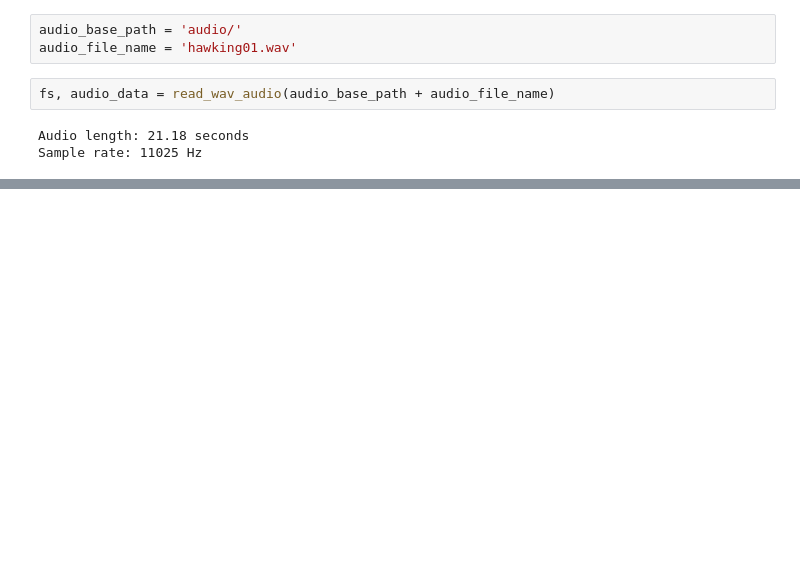
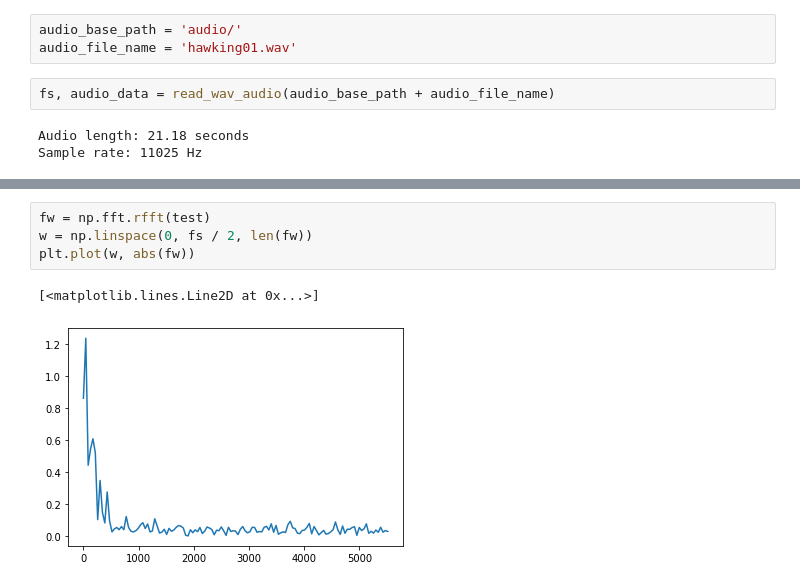
Before and after one commit to lnadi17/spectro-kg, a Jupyter notebook: notebook.ipynb, the cells around one changed output, grey strips where cells are left out. Cells and saved outputs as stored; diff of their text form; blank space fills up the shorter version.

```diff
--- a/notebook.ipynb
+++ b/notebook.ipynb
@@ -45,0 +72,7 @@ plt.plot(t, audio_data)
+# %%
+fw = np.fft.rfft(test)
+w = np.linspace(0, fs / 2, len(fw))
+plt.plot(w, abs(fw))
+# %% [output]
+[<matplotlib.lines.Line2D at 0x...>]
+[figure, added]
```
Also changed, not shown: parts of 7 cells of this notebook.
